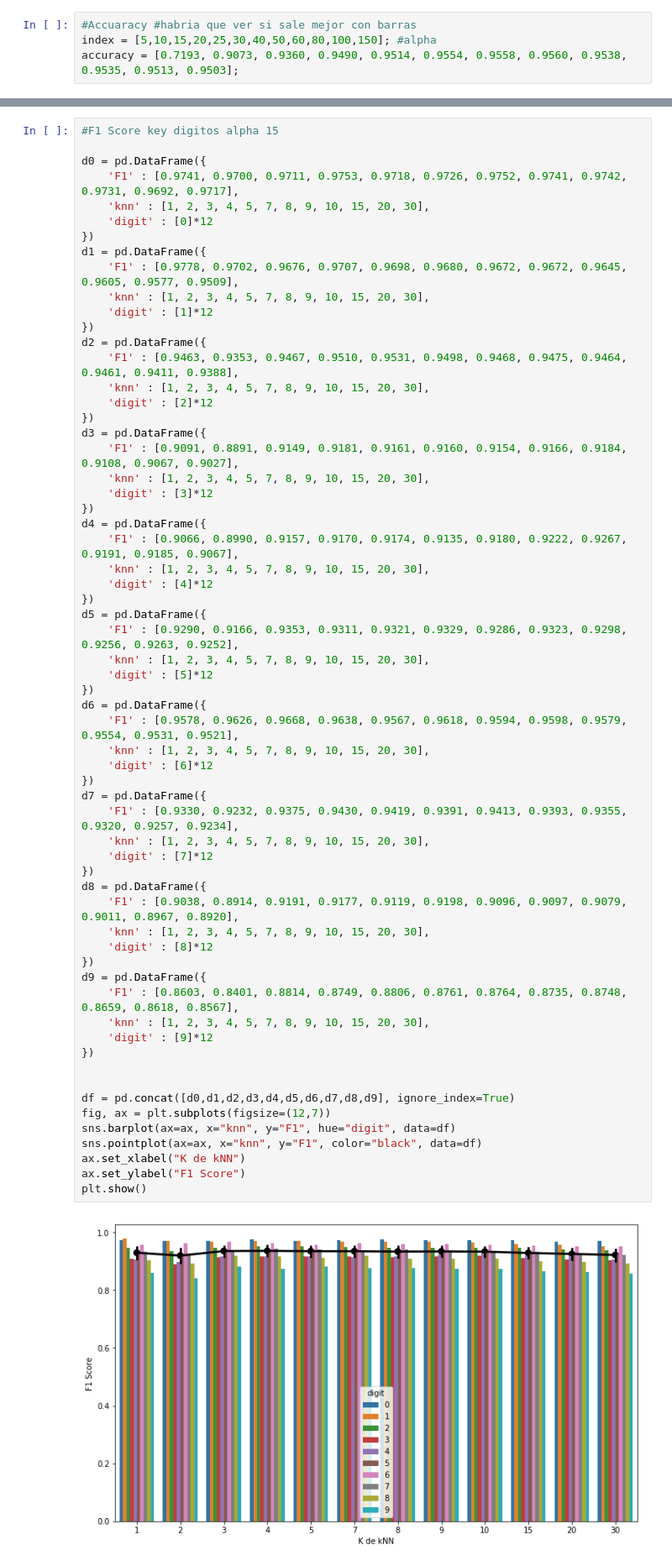
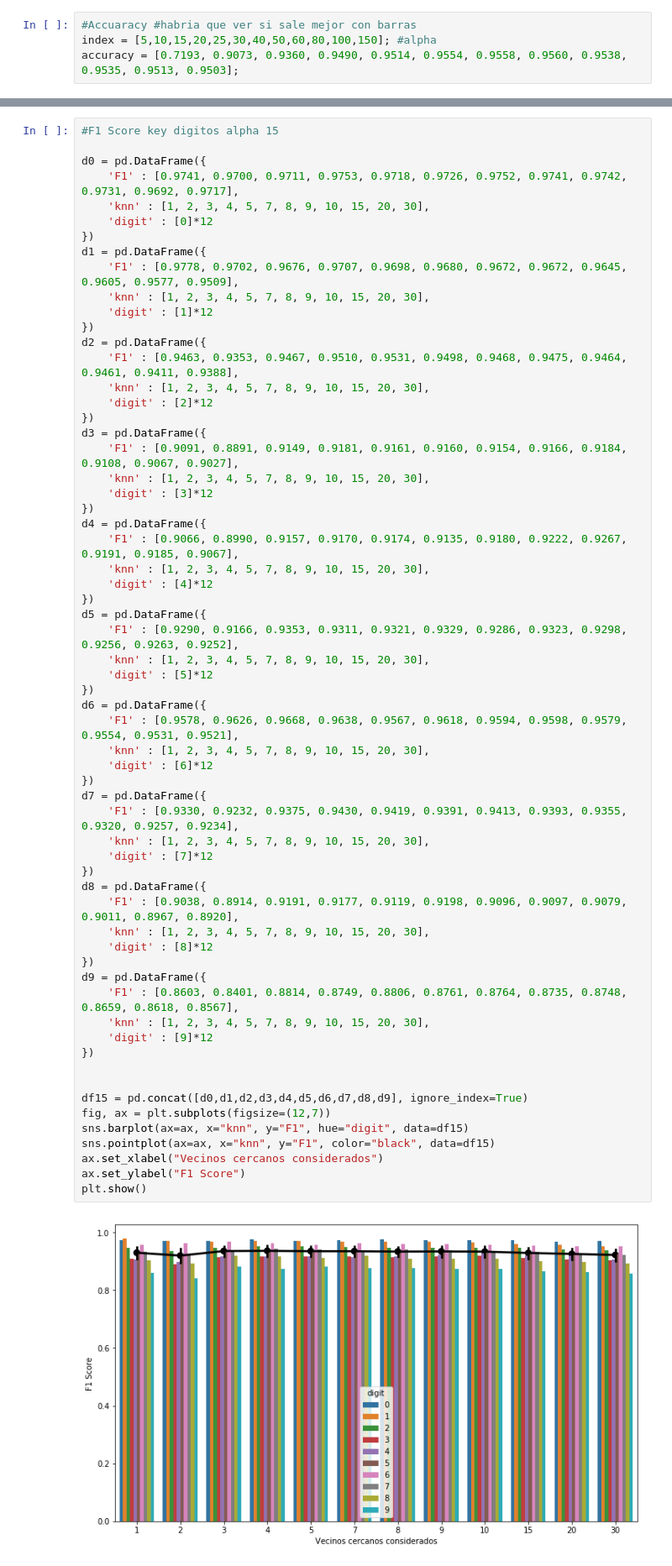
Before and after one commit to kevinfra/metnum-tp2, a Jupyter notebook: informe/Untitled.ipynb, the cells around one changed output, grey strips where cells are left out. Shown: that part at 84% size. Saved outputs shown, nothing was run; the diff lists cells and outputs as text.

```diff
--- a/informe/Untitled.ipynb
+++ b/informe/Untitled.ipynb
@@ -140,38 +140,38 @@ d5 = pd.DataFrame({
     'F1' : [0.9290, 0.9166, 0.9353, 0.9311, 0.9321, 0.9329, 0.9286, 0.9323, 0.9298, 0.9256, 0.9263, 0.9252],
     'knn' : [1, 2, 3, 4, 5, 7, 8, 9, 10, 15, 20, 30],
     'digit' : [5]*12
 })
 d6 = pd.DataFrame({
     'F1' : [0.9578, 0.9626, 0.9668, 0.9638, 0.9567, 0.9618, 0.9594, 0.9598, 0.9579, 0.9554, 0.9531, 0.9521],
     'knn' : [1, 2, 3, 4, 5, 7, 8, 9, 10, 15, 20, 30],
     'digit' : [6]*12
 })
 d7 = pd.DataFrame({
     'F1' : [0.9330, 0.9232, 0.9375, 0.9430, 0.9419, 0.9391, 0.9413, 0.9393, 0.9355, 0.9320, 0.9257, 0.9234],
     'knn' : [1, 2, 3, 4, 5, 7, 8, 9, 10, 15, 20, 30],
     'digit' : [7]*12
 })
 d8 = pd.DataFrame({
     'F1' : [0.9038, 0.8914, 0.9191, 0.9177, 0.9119, 0.9198, 0.9096, 0.9097, 0.9079, 0.9011, 0.8967, 0.8920],
     'knn' : [1, 2, 3, 4, 5, 7, 8, 9, 10, 15, 20, 30],
     'digit' : [8]*12
 })
 d9 = pd.DataFrame({
     'F1' : [0.8603, 0.8401, 0.8814, 0.8749, 0.8806, 0.8761, 0.8764, 0.8735, 0.8748, 0.8659, 0.8618, 0.8567],
     'knn' : [1, 2, 3, 4, 5, 7, 8, 9, 10, 15, 20, 30],
     'digit' : [9]*12
 })
 
 
-df = pd.concat([d0,d1,d2,d3,d4,d5,d6,d7,d8,d9], ignore_index=True)
+df15 = pd.concat([d0,d1,d2,d3,d4,d5,d6,d7,d8,d9], ignore_index=True)
 fig, ax = plt.subplots(figsize=(12,7))
-sns.barplot(ax=ax, x="knn", y="F1", hue="digit", data=df)
-sns.pointplot(ax=ax, x="knn", y="F1", color="black", data=df)
-ax.set_xlabel("K de kNN")
+sns.barplot(ax=ax, x="knn", y="F1", hue="digit", data=df15)
+sns.pointplot(ax=ax, x="knn", y="F1", color="black", data=df15)
+ax.set_xlabel("Vecinos cercanos considerados")
 ax.set_ylabel("F1 Score")
 plt.show()
 # %% [output]
-[figure, old version]
+[figure, new version]
 # %%
 #F1 Score key digitos alpha 30
 
```
Also changed, not shown: parts of 2 cells of this notebook, 3 other files.
